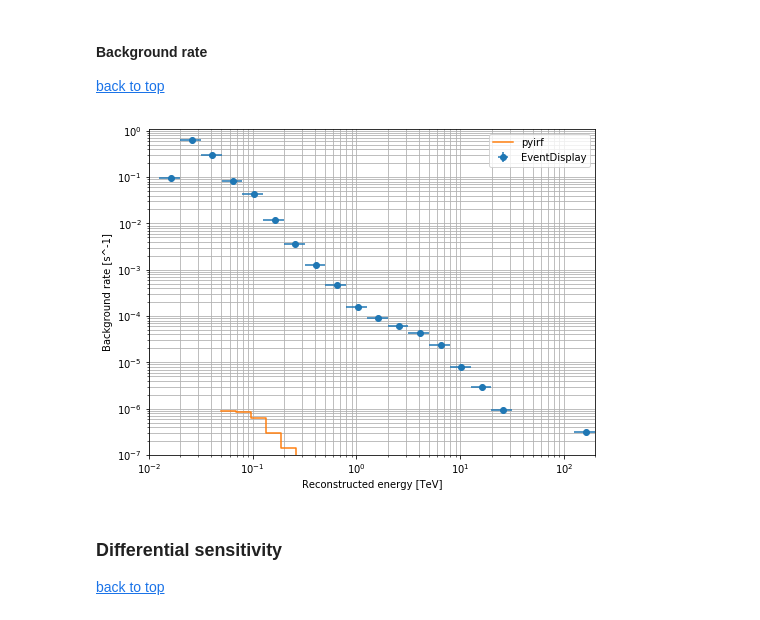
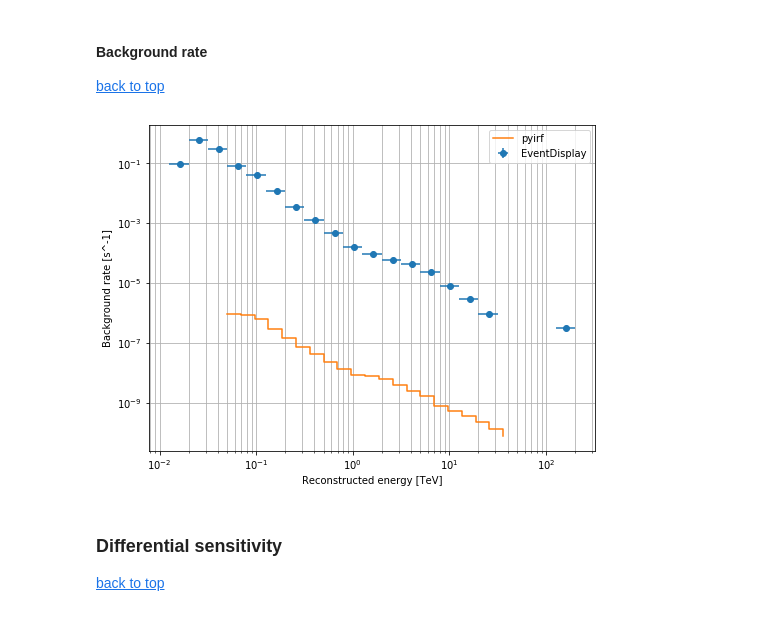
Before and after one commit to cta-observatory/pyirf, a Jupyter notebook: docs/contribute/comparison_with_EventDisplay.ipynb, the cells around one changed output. Drawn from its saved outputs; the diff is of its cells as text; code cells hidden in the pictures.

```diff
--- a/docs/contribute/comparison_with_EventDisplay.ipynb
+++ b/docs/contribute/comparison_with_EventDisplay.ipynb
@@ -257,33 +258,33 @@ plt.show()
 # %%
 zoom = 2
 plt.figure(figsize=(zoom*4,zoom*3))
 
 # Data from EventDisplay
 h = input_EventDisplay["BGRate"]
 x = np.asarray([(10**x_bin[1]+10**x_bin[0])/2. for x_bin in h.bins])
 xerr = np.asarray([(10**x_bin[1]-10**x_bin[0])/2 for x_bin in h.bins])
 y = h.values
 yerr = h.variances
 
 # Style settings
-plt.xlim(1.e-2, 2.e2)
-plt.ylim(1.e-7, 1.1)
+#plt.xlim(1.e-2, 2.e2)
+#plt.ylim(1.e-7, 1.1)
 plt.xscale("log")
 plt.xlabel("Reconstructed energy [TeV]")
 plt.ylabel("Background rate [s^-1]")
 plt.grid(which="both")
 
 # Plot function
 plt.errorbar(x, y, xerr=xerr, yerr=yerr, fmt="o", label="EventDisplay")
 plt.loglog(background_pyirf.columns['ENERG_LO'].array,
            background_pyirf.columns['BGD'].array,
            drawstyle='steps-post',
            label="pyirf")
 
 plt.legend(loc="best")
 plt.show()
 # %% [output]
-[figure, old version]
+[figure, new version]
 # %% [markdown]
 ### Differential sensitivity
 [back to top](#Table-of-contents)
```
Also changed, not shown: parts of 2 cells of this notebook, 1 other file.
